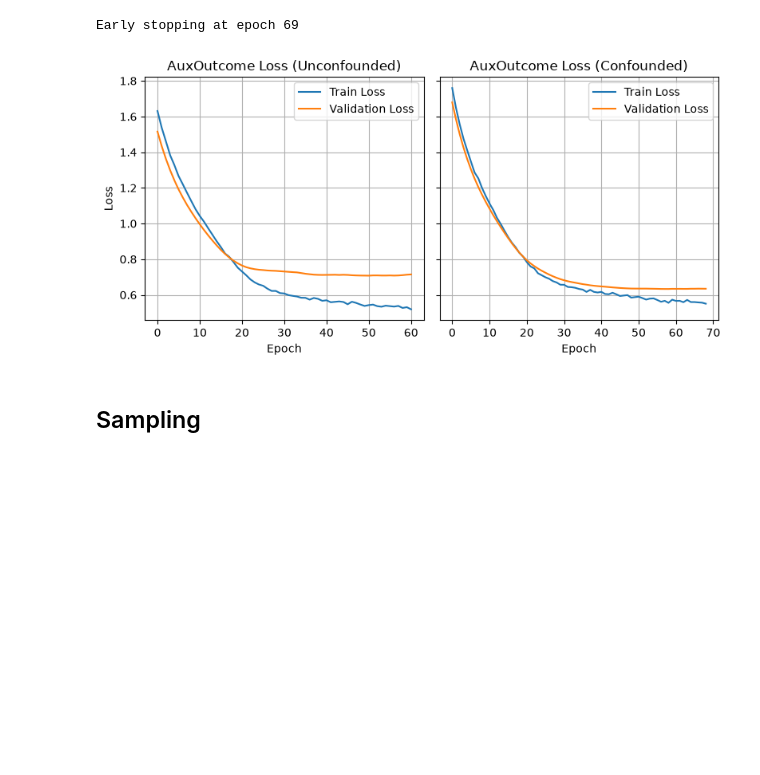
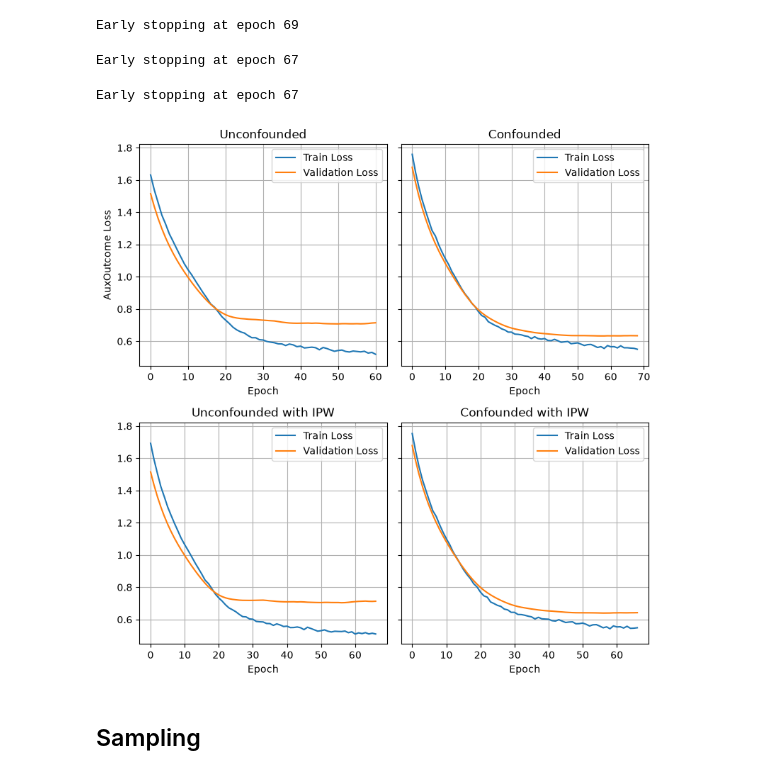
Before and after one commit to case547/diffusion-irregular-ehr, a Jupyter notebook: auxoutcome_diagnostic.ipynb, the cells around one changed output. Saved outputs shown, nothing was run; the diff lists cells and outputs as text; code cells hidden in the pictures; blank space fills up the shorter version.

```diff
--- a/auxoutcome_diagnostic.ipynb
+++ b/auxoutcome_diagnostic.ipynb
@@ -38,3 +39,5 @@ device(type='cuda')
+# %%
+propnet_conf = _fit_propnet(cfg, train_ds_conf, val_ds_conf, test_ds_conf)
 # %% [markdown]
 ## New `train_aux_outcome` function
 # %%
@@ -132,7 +146,6 @@ train_losses, val_losses = train_aux_outcome(
     train_loader,
     val_loader,
     cfg,
-    device,
     min_epochs=25,
 )
 # %% [output]
@@ -154,32 +167,76 @@ train_losses_conf, val_losses_conf = train_aux_outcome(
     train_loader_conf,
     val_loader_conf,
     cfg,
-    device,
     min_epochs=25,
 )
 # %% [output]
 Early stopping at epoch 69
+# %%
+# Unconfounded with IPW
+
+torch.manual_seed(cfg.train.seed)
+
+aux_outcome_ipw = AuxOutcome(cfg.model.feature_dim, cfg.model.hidden_dim, cfg.model.num_layers)
+
+train_losses_ipw, val_losses_ipw = train_aux_outcome(
+    aux_outcome_ipw,
+    train_loader,
+    val_loader,
+    cfg,
+    min_epochs=25,
+    propnet=propnet,
+)
+# %% [output]
+Early stopping at epoch 67
+# %%
+# Confounded with IPW
+
+torch.manual_seed(cfg.train.seed)
+
+aux_outcome_conf_ipw = AuxOutcome(
+    cfg.model.feature_dim, cfg.model.hidden_dim, cfg.model.num_layers
+)
+
+train_losses_conf_ipw, val_losses_conf_ipw = train_aux_outcome(
+    aux_outcome_conf_ipw,
+    train_loader_conf,
+    val_loader_conf,
+    cfg,
+    min_epochs=25,
+    propnet=propnet_conf,
+)
+# %% [output]
+Early stopping at epoch 67
 # %%
-fig, (ax0, ax1) = plt.subplots(1, 2, figsize=(8, 4), sharey=True)
+fig, ((ax0, ax1), (ax2, ax3)) = plt.subplots(2, 2, figsize=(8, 8), sharey=True)
 
 ax0.plot(train_losses, label="Train Loss")
 ax0.plot(val_losses, label="Validation Loss")
-ax0.set_title("AuxOutcome Loss (Unconfounded)")
-ax0.set_ylabel("Loss")
+ax0.set_title("Unconfounded")
+ax0.set_ylabel("AuxOutcome Loss")
 
 ax1.plot(train_losses_conf, label="Train Loss")
 ax1.plot(val_losses_conf, label="Validation Loss")
-ax1.set_title("AuxOutcome Loss (Confounded)")
+ax1.set_title("Confounded")
 
-for ax in (ax0, ax1):
+ax2.plot(train_losses_ipw, label="Train Loss")
+ax2.plot(val_losses_ipw, label="Validation Loss")
+ax2.set_title("Unconfounded with IPW")
+ax0.set_ylabel("AuxOutcome Loss")
+
+ax3.plot(train_losses_conf_ipw, label="Train Loss")
+ax3.plot(val_losses_conf_ipw, label="Validation Loss")
+ax3.set_title("Confounded with IPW")
+
+for ax in (ax0, ax1, ax2, ax3):
     ax.set_xlabel("Epoch")
     ax.legend()
     ax.grid()
 
 plt.tight_layout()
 plt.show()
 # %% [output]
-[figure, old version]
+[figure, new version]
 # %% [markdown]
 ## Sampling
 # %%
```
Also changed, not shown: parts of 14 cells of this notebook, 1 other file.
